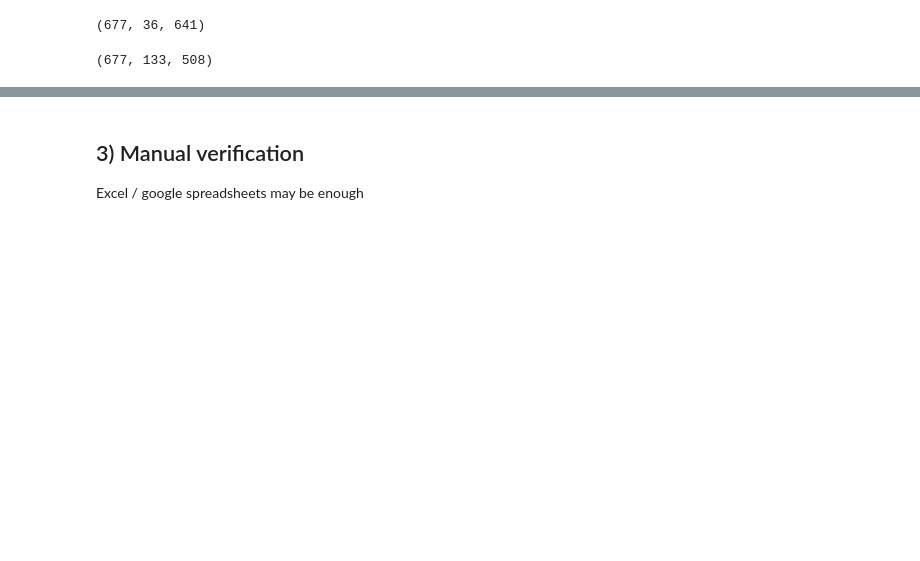
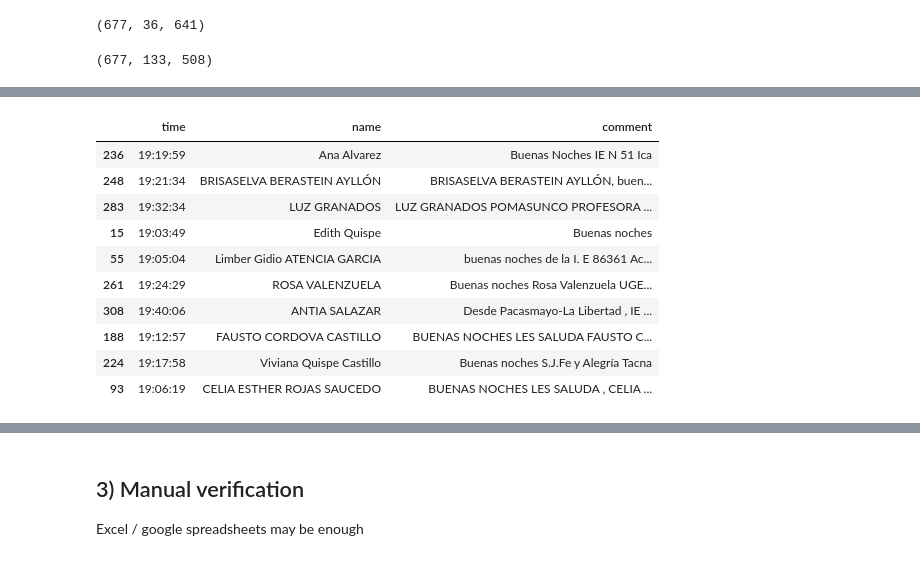
Before and after one commit to Robert-Aduviri/viva-challenge, a Jupyter notebook: viva-webinars/01 - Preprocessing.ipynb, the cells around one changed output, grey strips where cells are left out. Saved outputs shown, nothing was run; the diff lists cells and outputs as text; code cells hidden in the pictures; blank space fills up the shorter version.

```diff
--- a/viva-webinars/01 - Preprocessing.ipynb
+++ b/viva-webinars/01 - Preprocessing.ipynb
@@ -28,8 +30,8 @@ df.to_csv('data/20200714_meeting_saved_chat.csv', index=False)
 pd.set_option('display.max_rows', 500)
 pd.set_option('max_colwidth', None)
 # %%
-saludos = ['i.e.p', 'ugel', ' ie', 'i.e', 'saludos', 'ciudad ', 'region', 'región', 'hola', 'presente', 'buenas']
-asuntos_tecnicos = ['audio', 'escucha', 'camara', 'dejen de', 'ppt', 'link', 'facebook']
+saludos = ['i.e.p', 'ugel', ' ie', 'i.e', 'i. e', 'saludos', 'ciudad ', 'region', 'región', 'hola', 'presente', 'buenas', 'provincia']
+asuntos_tecnicos = ['audio', 'escucha', 'camara', 'dejen de', 'ppt', 'link', 'facebook', 'escucho']
 apreciaciones = ['excelente', 'interesante', 'gracias']
 reflexiones = ['']
 consultas = ['?', 'quisiera saber']
@@ -80,0 +103,14 @@ data.head().style.set_properties(**{'text-align': 'left'})
+# %%
+data_saludos.sample(10, random_state=0).style.set_properties(**{'text-align': 'left'})
+# %% [output]
+|  | time | name | comment |
+| 236 | 19:19:59 | Ana Alvarez | Buenas Noches IE N 51 Ica |
+| 248 | 19:21:34 | BRISASELVA BERASTEIN AYLLÓN | BRISASELVA BERASTEIN AYLLÓN, buen... |
+| 283 | 19:32:34 | LUZ GRANADOS | LUZ GRANADOS POMASUNCO PROFESORA ... |
+| 15 | 19:03:49 | Edith Quispe | Buenas noches |
+| 55 | 19:05:04 | Limber Gidio ATENCIA GARCIA | buenas noches de la I. E 86361 Ac... |
+| 261 | 19:24:29 | ROSA VALENZUELA | Buenas noches Rosa Valenzuela UGE... |
+| 308 | 19:40:06 | ANTIA SALAZAR | Desde Pacasmayo-La Libertad , IE ... |
+| 188 | 19:12:57 | FAUSTO CORDOVA CASTILLO | BUENAS NOCHES LES SALUDA FAUSTO C... |
+| 224 | 19:17:58 | Viviana Quispe Castillo | Buenas noches S.J.Fe y Alegría Tacna |
+| 93 | 19:06:19 | CELIA ESTHER ROJAS SAUCEDO | BUENAS NOCHES LES SALUDA , CELIA ... |
```
Also changed, not shown: parts of 10 cells of this notebook, 13 other files.
